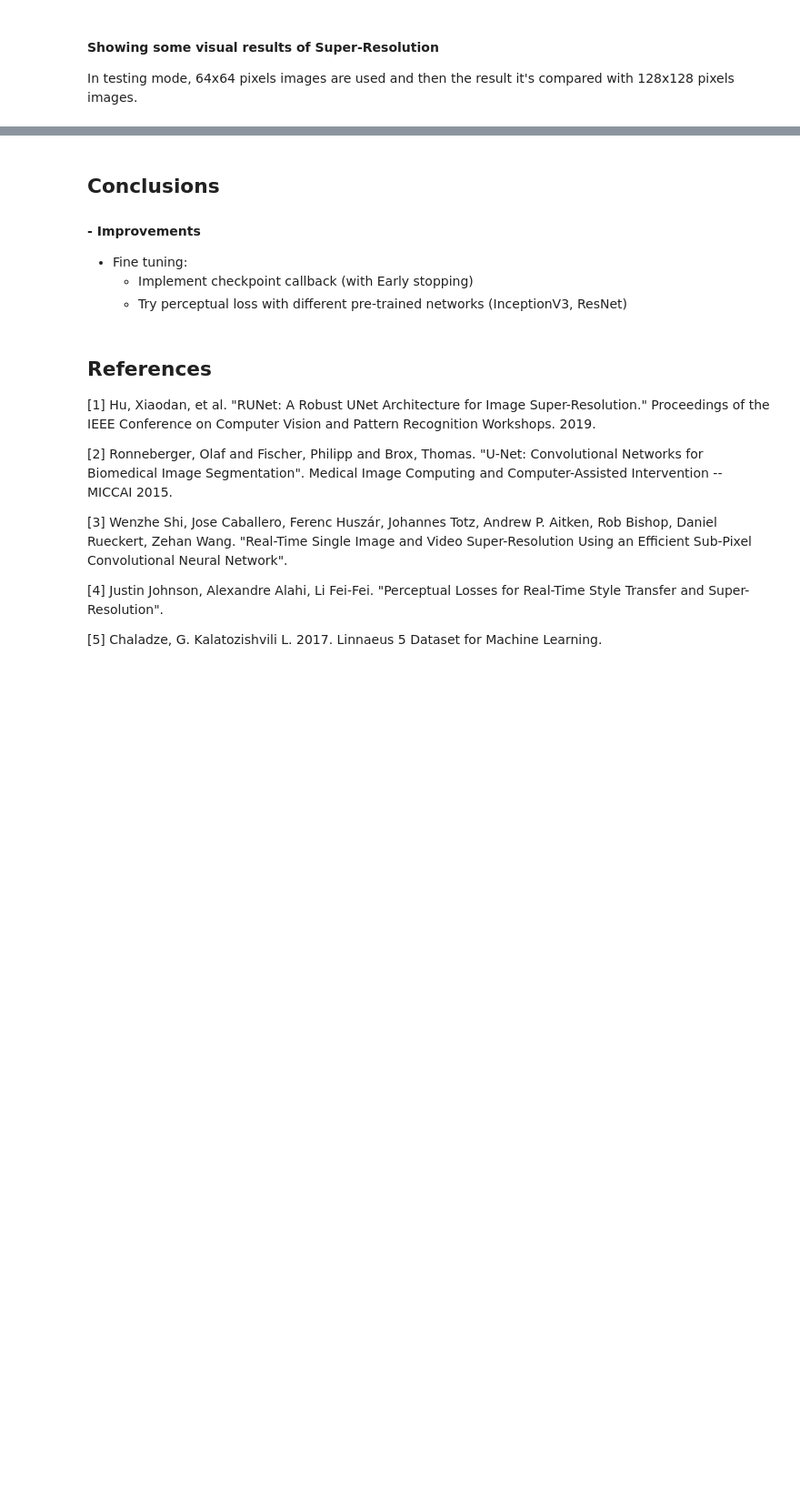
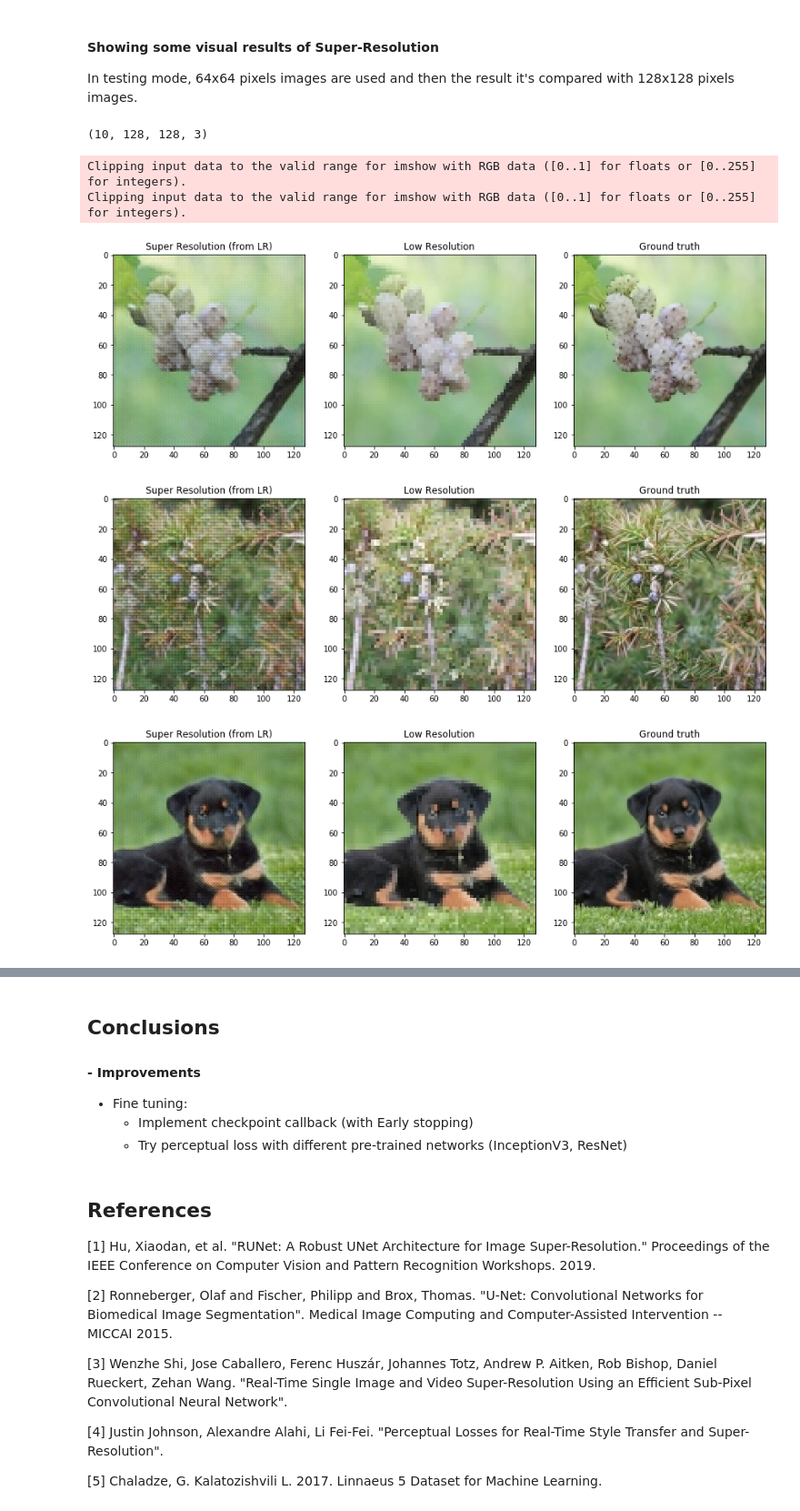
Before and after one commit to cerniello/Super_Resolution_DNN, a Jupyter notebook: NN_Final_Project_3_Moschettieri.ipynb, the cells around one changed output, grey strips where cells are left out. Shown at 91% size. Saved outputs shown, nothing was run; the diff lists cells and outputs as text; code cells hidden in the pictures; blank space fills up the shorter version.

```diff
--- a/NN_Final_Project_3_Moschettieri.ipynb
+++ b/NN_Final_Project_3_Moschettieri.ipynb
@@ -257,6 +239,17 @@ def image_preprocess(image, training_mode=True):
         return tf.squeeze(image_proc_train(image))
     else:
         return tf.squeeze(image_proc_test(image))
+# %%
+# reading image
+def read_image(img_path):
+  """
+  function which loads an image from a path and convert it into np array
+  """
+  img = cv2.imread(img_path)
+  b,g,r = cv2.split(img)   # cv2 reads BGR instead of canonical RGB
+  img = cv2.merge([r,g,b]) # Switching it to RGB
+
+  return img
 # %%
 # creating train, validation and test lists containing the image paths
 
@@ -318,7 +314,7 @@ def train_generator():
                     end = min(start + batch_size, len(train_list))
                     ids_train_batch = train_list[start:end]
                     for i,ids in enumerate(ids_train_batch):
-                        img_y = cv2.imread(ids)
+                        img_y = read_image(ids)
                         img_x = image_preprocess(img_y, training_mode=True)
                         x_batch.append(np.array(img_x,np.float32)/255.)
                         y_batch.append(np.array(img_y,np.float32)/255.)
@@ -335,7 +331,7 @@ def valid_generator():
                     end = min(start + batch_size, len(val_list))
                     ids_val_batch = val_list[start:end]
                     for i,ids in enumerate(ids_val_batch):
-                        img_y = cv2.imread(ids)
+                        img_y = read_image(ids)
                         img_x = image_preprocess(img_y, training_mode=True)
                         x_batch.append(np.array(img_x,np.float32)/255.)
                         y_batch.append(np.array(img_y,np.float32)/255.)
@@ -353,7 +349,7 @@ def test_generator():
                     end = min(start + batch_size, len(test_list))
                     ids_test_batch = test_list[start:end]
                     for i,ids in enumerate(ids_test_batch):
-                        img_y = cv2.imread(ids)
+                        img_y = read_image(ids)
                         img_x = image_preprocess(img_y, training_mode=False)
                         x_batch.append(np.array(img_x,np.float32)/255.)
                         y_batch.append(np.array(img_y,np.float32)/255.)
@@ -466,9 +480,9 @@ model.summary()
 # %%
-opt=K.optimizers.Adam(learning_rate=0.001)
+opt=K.optimizers.Adam(learning_rate=0.001) # Adam optimizer
 model.compile(optimizer=opt,loss=perceptual_loss,metrics=[psnr,ssim,K.losses.mean_squared_error])
 history = model.fit_generator(generator=train_generator(),
                               steps_per_epoch=np.ceil(float(len(train_list)) / float(batch_size)),
-                              epochs=10,
+                              epochs=20,
                               verbose=1,
                               validation_data=valid_generator(),
                               shuffle=True,
@@ -542,7 +585,7 @@ for start in range(0, len(train_list), batch_size):
             end = min(start + batch_size, len(train_list))
             ids_train_batch = train_list[start:end]
             for i,ids in enumerate(ids_train_batch):
-                img_y = cv2.imread(ids)
+                img_y = read_image(ids)
                 img_x = image_preprocess(img_y)
                 x_batch.append(np.array(img_x,np.float32)/255.)
                 y_batch.append(np.array(img_y,np.float32)/255.)
@@ -551,10 +594,18 @@ for start in range(0, len(train_list), batch_size):
             break
 # %%
 x_batch.shape
+# %% [output]
+(10, 128, 128, 3)
 # %%
 show_pictures(0, x_batch, y_batch)
-show_pictures(5, x_batch, y_batch)
-show_pictures(6, x_batch, y_batch)
+show_pictures(4, x_batch, y_batch)
+show_pictures(9, x_batch, y_batch)
+# %% [output]
+Clipping input data to the valid range for imshow with RGB data ([0..1] for floats or [0..255] for integers).
+Clipping input data to the valid range for imshow with RGB data ([0..1] for floats or [0..255] for integers).
+[figure, added]
+[figure, added]
+[figure, added]
 # %%
 # trying with the Linnaeus_5 test set of 64x64 images
 # and comparing the results with their relative HR images (128x128)
```
Also changed, not shown: parts of 18 cells of this notebook.
